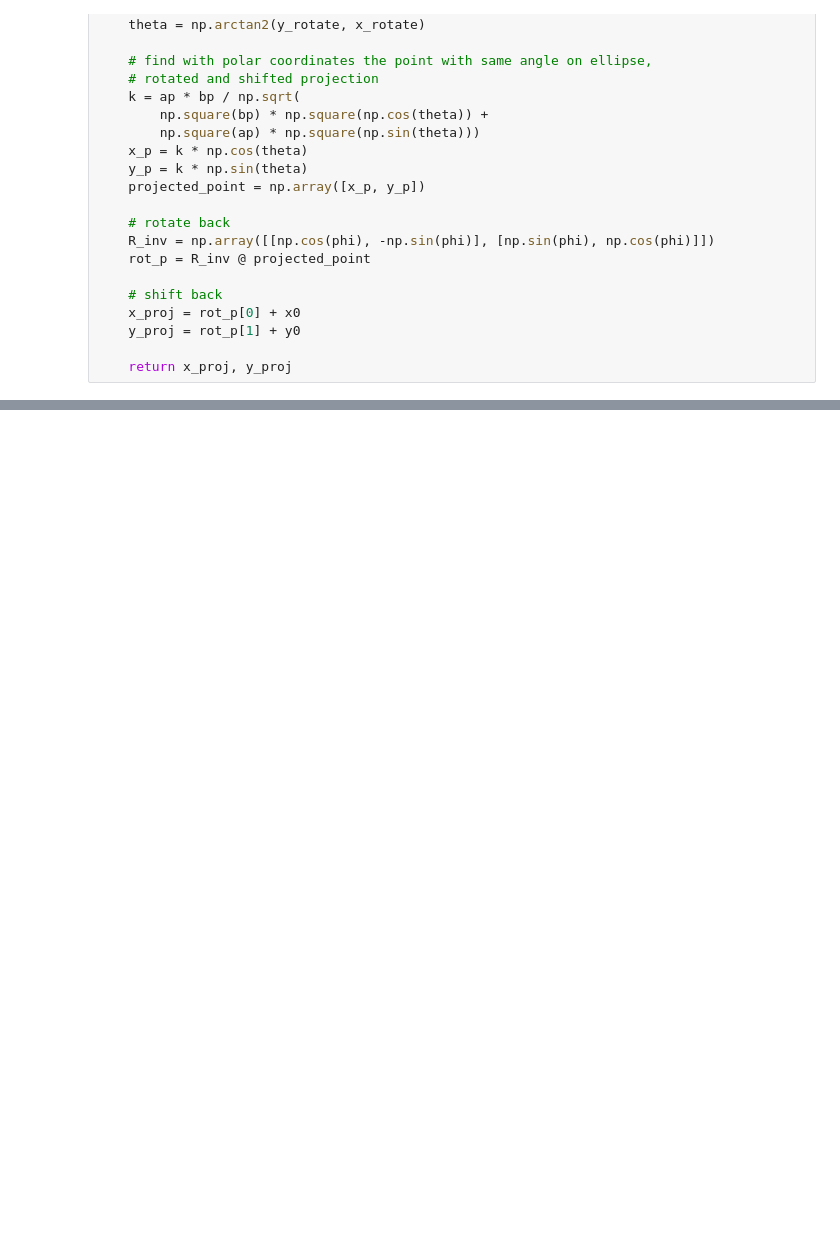
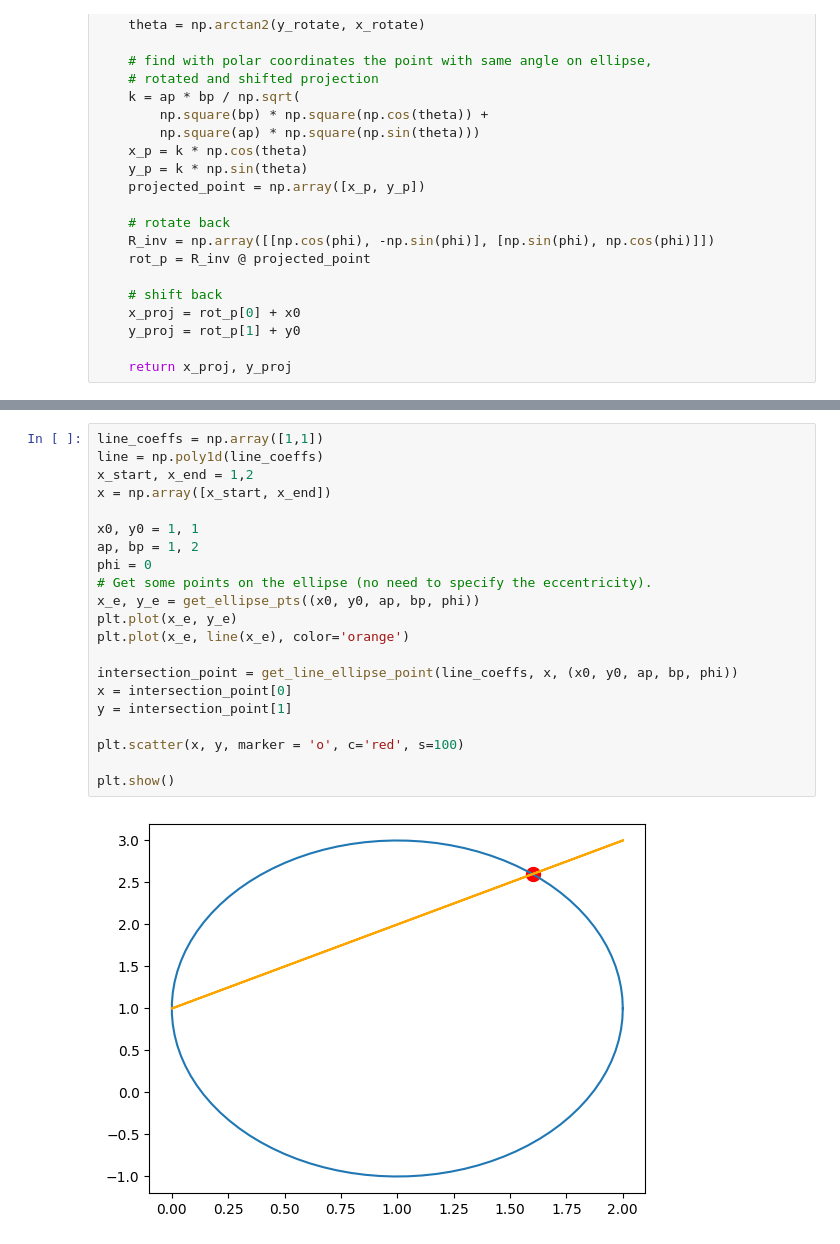
Before and after one commit to ethz-asl/analog_gauge_reader, a Jupyter notebook: geometry/ellipse_demo.ipynb, the cells around one changed output, grey strips where cells are left out. Cells and saved outputs as stored; diff of their text form; blank space fills up the shorter version.

Commit message:
Add Line Ellipse Intersection

```diff
--- a/geometry/ellipse_demo.ipynb
+++ b/geometry/ellipse_demo.ipynb
@@ -241,0 +344,23 @@ plt.show()
+# %%
+line_coeffs = np.array([1,1])
+line = np.poly1d(line_coeffs)
+x_start, x_end = 1,2
+x = np.array([x_start, x_end])
+
+x0, y0 = 1, 1
+ap, bp = 1, 2
+phi = 0
+# Get some points on the ellipse (no need to specify the eccentricity).
+x_e, y_e = get_ellipse_pts((x0, y0, ap, bp, phi))
+plt.plot(x_e, y_e)
+plt.plot(x_e, line(x_e), color='orange')
+
+intersection_point = get_line_ellipse_point(line_coeffs, x, (x0, y0, ap, bp, phi))
+x = intersection_point[0]
+y = intersection_point[1]
+
+plt.scatter(x, y, marker = 'o', c='red', s=100)
+
+plt.show()
+# %% [output]
+[figure, added]
```
Also changed, not shown: parts of 5 cells of this notebook, 1 other file.
